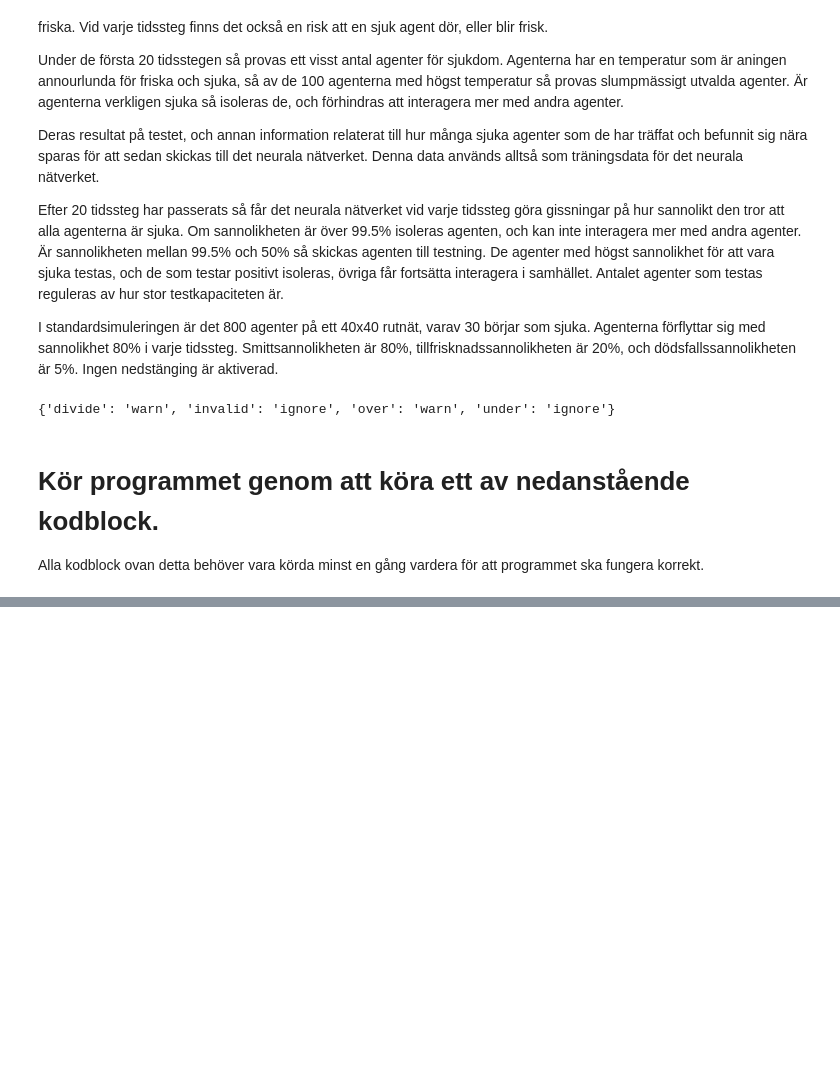
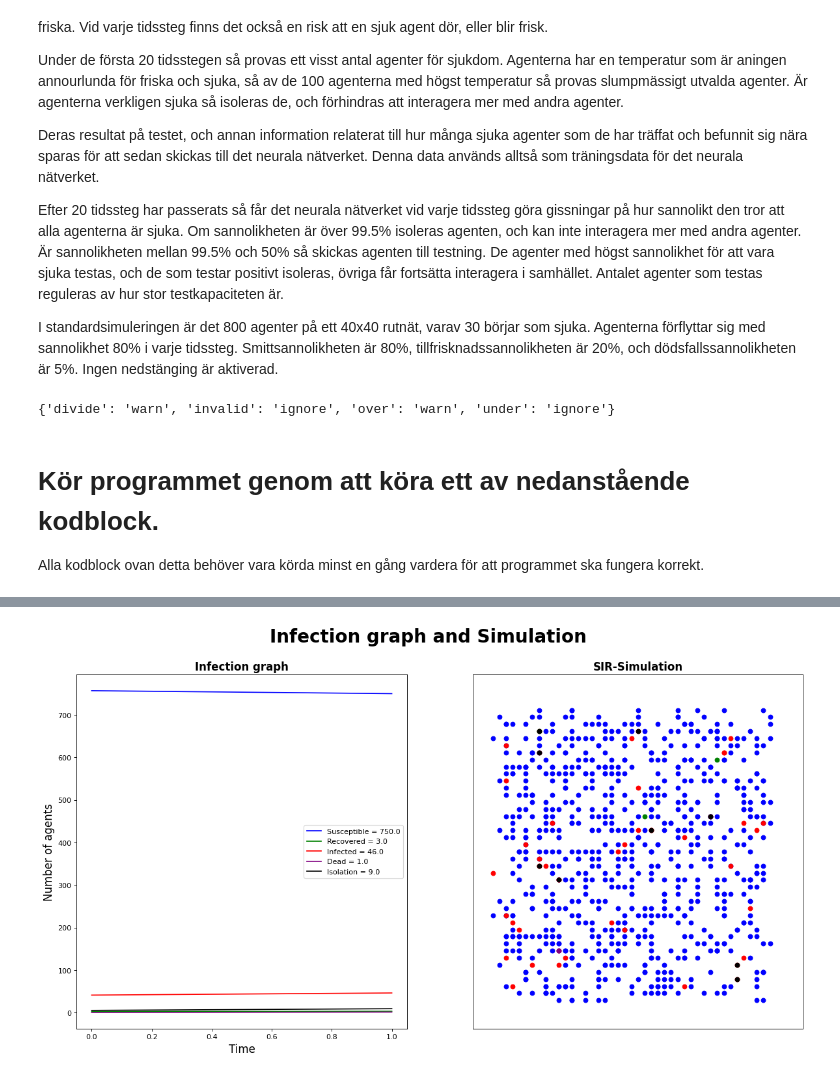
Before and after one commit to BQ-QB/Epidemic-Containment-Strategy-Modell, a Jupyter notebook: sir_colab_dynamic.ipynb, the cells around one changed output, grey strips where cells are left out. Saved outputs shown, nothing was run; the diff lists cells and outputs as text; code cells hidden in the pictures; blank space fills up the shorter version.

Commit message:
Implementerat formulär och sammanställt nästan alla funktionaliteter i ett dokument. man_made_tests funkar nog inte. Senast vi körde stannade den direkt av någon anledning.

```diff
--- a/sir_colab_dynamic.ipynb
+++ b/sir_colab_dynamic.ipynb
@@ -570,4 +440,21 @@ def man_made_test_agents(t, n, contact_i, temperatures, test_capacity, isolated,
                     isolated[test_person] = 1
 
             i += 1
+# %%
+#@title Ålder och mutation {form-width: "300px"}
+
+def gen_My_list(n,My_base, My_old, prop_old):
+    My_list = np.array([My_base for i in range(n)])
+    age_sample = np.random.random(n)
+    old_people = np.where(age_sample < prop_old)[0]
+    # young_people = np.where(age_sample <0.2)[0]
+    # adult_people = np.where(0.2<age_sample<0.8)[0]
+    My_list[old_people] = My_old
+    return My_list, old_people
+
+def change_My_list(n,My_base, My_old, old_people):
+    My_list = np.array([My_base for i in range(n)])
+    if My_old >0:
+        My_list[old_people] = My_old
+    return My_list
 # %%
@@ -799,3 +641,65 @@ own_values = [800,      # Number of agents
                 -1      # Starttime of potential lockdown
                     ]
 run_sir(own_values)
+# %%
+#@title #Simulation paramaters { form-width: "500px", display-mode: "form" }
+
+# order of the parameters in the list sent to run_sir():
+# [number_of_agents, initially_infected, test_capacity, false_tests_prob,
+#  infection_rate, recovery_rate, death_rate, death_rate_old_people, loss_of_immunity_prob,
+#  lockdown_start_time, lockdown_duration,proportion_of_old_people, mutation_start_time,
+#  new_infection_rate, new_recovery_rate, new_death_rate, new_death_rate_old_people,
+#  new_loss_of_immunity_prob, neural_network_activated]
+standard_values = [800,30,30,0,0.8,0.03,0.02,0.2,0,0,25,0,0,0,0,0,0,0,True]
+
+#@markdown Standard simulation
+standard_simulation = True #@param {type:"boolean"}
+
+
+
+#@markdown Starting conditions
+number_of_agents = 100 #@param {type:"slider", min:100, max:1000, step:50}
+initially_infected = 5 #@param {type:"slider", min:5, max:500, step:5}
+
+#@markdown Testing params
+test_capacity = 5 #@param {type:"slider", min:5, max:100, step:5}
+false_tests_prob = 0 #@param {type:"slider", min:0, max:1, step:0.02}
+
+#@markdown Disease params
+infection_rate = 0 #@param {type:"slider", min:0, max:1, step:0.02}
+recovery_rate = 0 #@param {type:"slider", min:0, max:1, step:0.02}
+death_rate = 0 #@param {type:"slider", min:0, max:1, step:0.02}
+death_rate_old_people = 0 #@param {type:"slider", min:0, max:1, step:0.02}
+loss_of_immunity_prob = 0 #@param {type:"slider", min:0, max:1, step:0.02}
+
+#@markdown Lockdown params
+lockdown_start_time = 0 #@param {type:"slider", min:0, max:250, step:25}
+lockdown_duration = 25 #@param {type:"slider", min:25, max:200, step:25}
+
+#@markdown Age params
+proportion_of_old_people = 0 #@param {type:"slider", min:0, max:1, step:0.02}
+
+#@markdown Mutation params
+mutation_start_time = 0 #@param {type:"slider", min:0, max:250, step:25}
+new_infection_rate = 0 #@param {type:"slider", min:0, max:1, step:0.02}
+new_recovery_rate = 0 #@param {type:"slider", min:0, max:1, step:0.02}
+new_death_rate = 0 #@param {type:"slider", min:0, max:1, step:0.02}
+new_death_rate_old_people = 0 #@param {type:"slider", min:0, max:1, step:0.02}
+new_loss_of_immunity_prob = 0 #@param {type:"slider", min:0, max:1, step:0.02}
+
+#@markdown Neural network
+neural_network_activated = False #@param {type:"boolean"}
+
+
+if standard_simulation:
+    running_values = standard_values
+else:
+    running_values = [number_of_agents, initially_infected, test_capacity, false_tests_prob,
+    infection_rate, recovery_rate, death_rate, death_rate_old_people, loss_of_immunity_prob,
+    lockdown_start_time, lockdown_duration,proportion_of_old_people, mutation_start_time,
+    new_infection_rate, new_recovery_rate, new_death_rate, new_death_rate_old_people,
+    new_loss_of_immunity_prob, neural_network_activated]
+
+run_sir(running_values)
+# %% [output]
+[figure, added]
```
Also changed, not shown: parts of 13 cells of this notebook.
